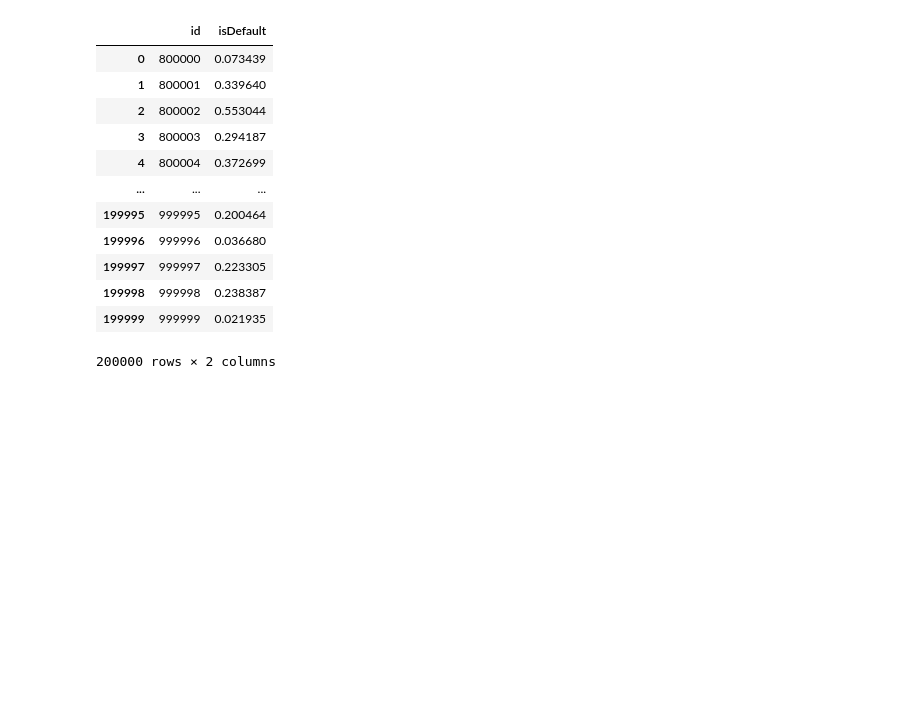
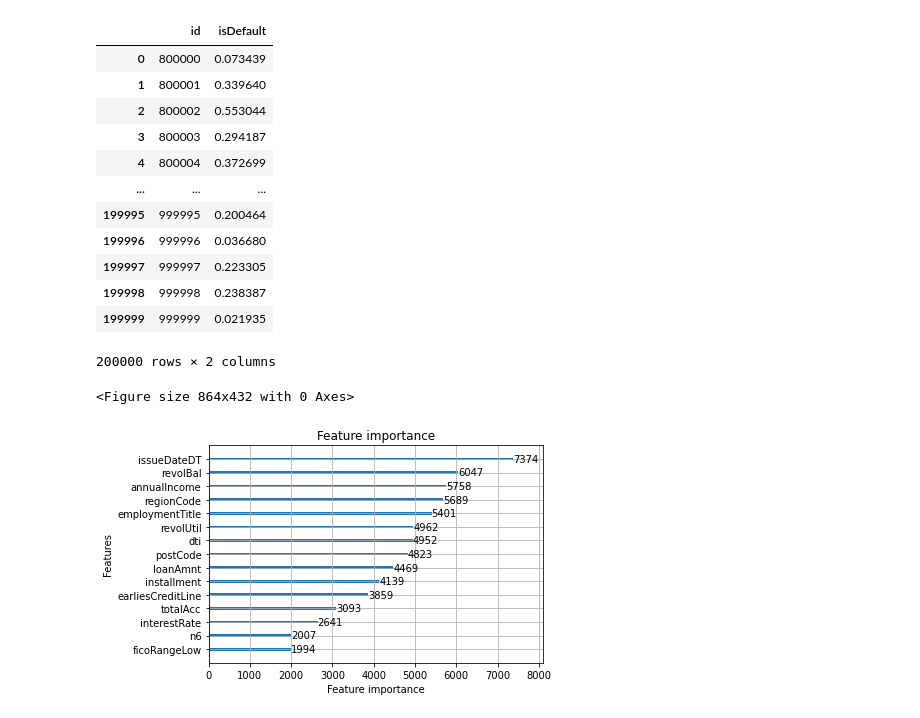
Before and after one commit to Kayaks99/Data-Mining-Course, a Jupyter notebook: run_lgb.ipynb, the cells around one changed output. Saved outputs shown, nothing was run; the diff lists cells and outputs as text; code cells hidden in the pictures; blank space fills up the shorter version.

```diff
--- a/run_lgb.ipynb
+++ b/run_lgb.ipynb
@@ -418,3 +418,22 @@ df
 200000 rows × 2 columns
 # %%
 df.to_csv('./data/out_lgb.csv', index=False)
+# %%
+"""绘制特征重要性"""
+from lightgbm import plot_importance
+# 显示重要特征，max_num_features 指定显示多少个特征
+import pickle
+import matplotlib.pyplot as plt
+with open('./data/model_lgb_best.pkl','rb') as f:
+    test_model = pickle.load(f)
+    plt.figure(figsize=(12, 6))
+    plot_importance(test_model, max_num_features = 15)
+    plt.show()
+    # 保存feature importance
+    importance =test_model.feature_importance(importance_type='split')
+    feature_name = test_model.feature_name()
+    feature_importance = pd.DataFrame({'feature_name':feature_name,'importance':importance} )
+    feature_importance.to_csv('./data/lgb_feature_importance.csv',index=False)
+# %% [output]
+<Figure size 864x432 with 0 Axes>
+[figure, added]
```
Also changed, not shown: parts of 1 cell of this notebook.
